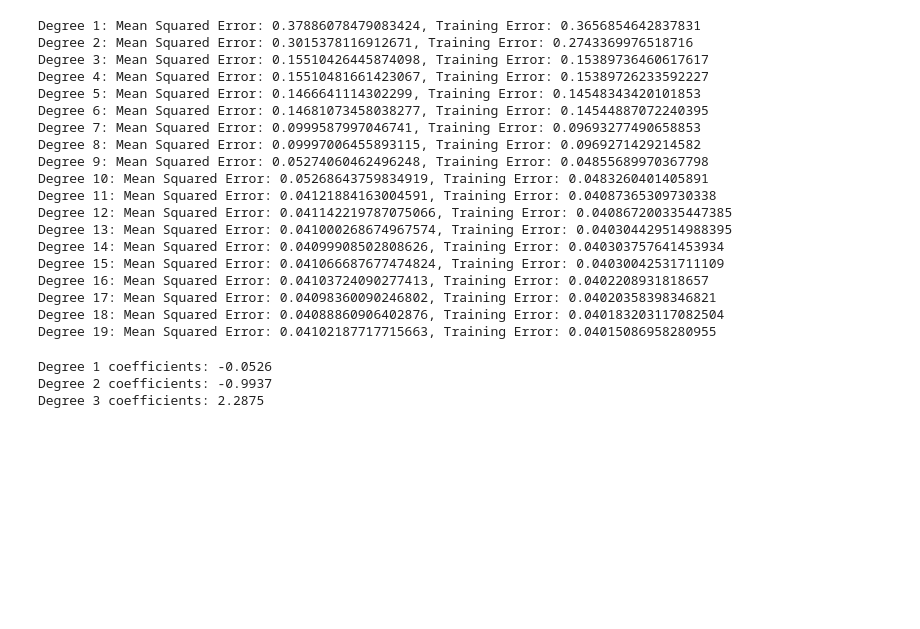
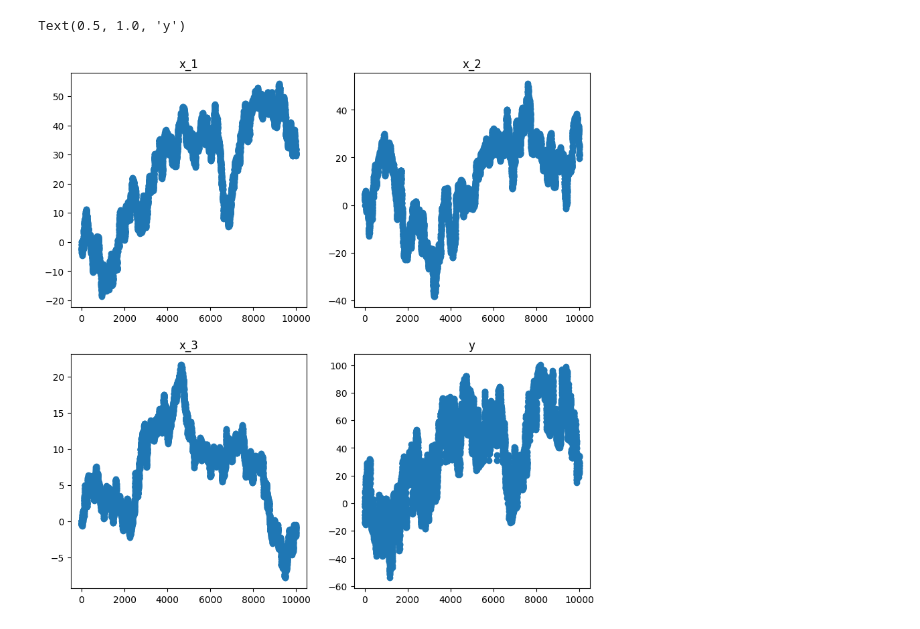
Before and after one commit to Archie-C/deep-learning-aau, a Jupyter notebook: testing.ipynb, the cells around one changed output. Drawn from its saved outputs; the diff is of its cells as text; code cells hidden in the pictures; blank space fills up the shorter version.

Commit message:
feat: Added code for datageneration for the regression problem.

```diff
--- a/testing.ipynb
+++ b/testing.ipynb
@@ -196,36 +4,0 @@ decic: [1.0268009146463015, 1.1683072181547232, 1.339705405284576, 1.54444454433
-# %%
-for degree in range(1, 20):
-    model = PolynomialRegression(degree=degree)
-    model.fit(X_train.reshape(-1, 1), y_train)
-    predictions = model.predict(X_test.reshape(-1, 1))
-    score = np.mean((predictions - y_test) ** 2)
-    train_predictions = model.predict(X_train.reshape(-1, 1))
-    train_score = np.mean((train_predictions - y_train) ** 2)
-    print(f"Degree {degree}: Mean Squared Error: {score}, Training Error: {train_score}")
-# %% [output]
-Degree 1: Mean Squared Error: 0.37886078479083424, Training Error: 0.3656854642837831
-Degree 2: Mean Squared Error: 0.3015378116912671, Training Error: 0.2743369976518716
-Degree 3: Mean Squared Error: 0.15510426445874098, Training Error: 0.15389736460617617
-Degree 4: Mean Squared Error: 0.15510481661423067, Training Error: 0.15389726233592227
-Degree 5: Mean Squared Error: 0.1466641114302299, Training Error: 0.14548343420101853
-Degree 6: Mean Squared Error: 0.14681073458038277, Training Error: 0.14544887072240395
-Degree 7: Mean Squared Error: 0.0999587997046741, Training Error: 0.09693277490658853
-Degree 8: Mean Squared Error: 0.09997006455893115, Training Error: 0.0969271429214582
-Degree 9: Mean Squared Error: 0.05274060462496248, Training Error: 0.04855689970367798
-Degree 10: Mean Squared Error: 0.05268643759834919, Training Error: 0.0483260401405891
-Degree 11: Mean Squared Error: 0.04121884163004591, Training Error: 0.04087365309730338
-Degree 12: Mean Squared Error: 0.041142219787075066, Training Error: 0.040867200335447385
-Degree 13: Mean Squared Error: 0.041000268674967574, Training Error: 0.040304429514988395
-Degree 14: Mean Squared Error: 0.04099908502808626, Training Error: 0.040303757641453934
-Degree 15: Mean Squared Error: 0.041066687677474824, Training Error: 0.04030042531711109
-Degree 16: Mean Squared Error: 0.04103724090277413, Training Error: 0.0402208931818657
-Degree 17: Mean Squared Error: 0.04098360090246802, Training Error: 0.04020358398346821
-Degree 18: Mean Squared Error: 0.04088860906402876, Training Error: 0.040183203117082504
-Degree 19: Mean Squared Error: 0.04102187717715663, Training Error: 0.04015086958280955
-# %%
-for d in range(1, model.degree + 1):
-    print(f"Degree {d} coefficients: {model.theta[d]:.4f}")
-# %% [output]
-Degree 1 coefficients: -0.0526
-Degree 2 coefficients: -0.9937
-Degree 3 coefficients: 2.2875
@@ -260,0 +7,20 @@ class PolynomialRegressionWithInteractions:
+# %%
+x_1, x_2, x_3, y = generate_data(n_datapoints=10000)
+# write them to csv file
+import pandas as pd
+df = pd.DataFrame({"x_1": x_1, "x_2": x_2, "x_3": x_3, "y": y})
+df.to_csv("data.csv", index=False)
+# %%
+# plot the data in a grid of 2x2 subplots
+fig, axs = plt.subplots(2, 2, figsize=(10, 10))
+axs[0, 0].scatter(np.arange(len(x_1)), x_1)
+axs[0, 0].set_title("x_1")
+axs[0, 1].scatter(np.arange(len(x_2)), x_2)
+axs[0, 1].set_title("x_2")
+axs[1, 0].scatter(np.arange(len(x_3)), x_3)
+axs[1, 0].set_title("x_3")
+axs[1, 1].scatter(np.arange(len(x_1)), y)
+axs[1, 1].set_title("y")
+# %% [output]
+Text(0.5, 1.0, 'y')
+[figure, added]
```
Also changed, not shown: parts of 23 cells of this notebook, 2 other files.
